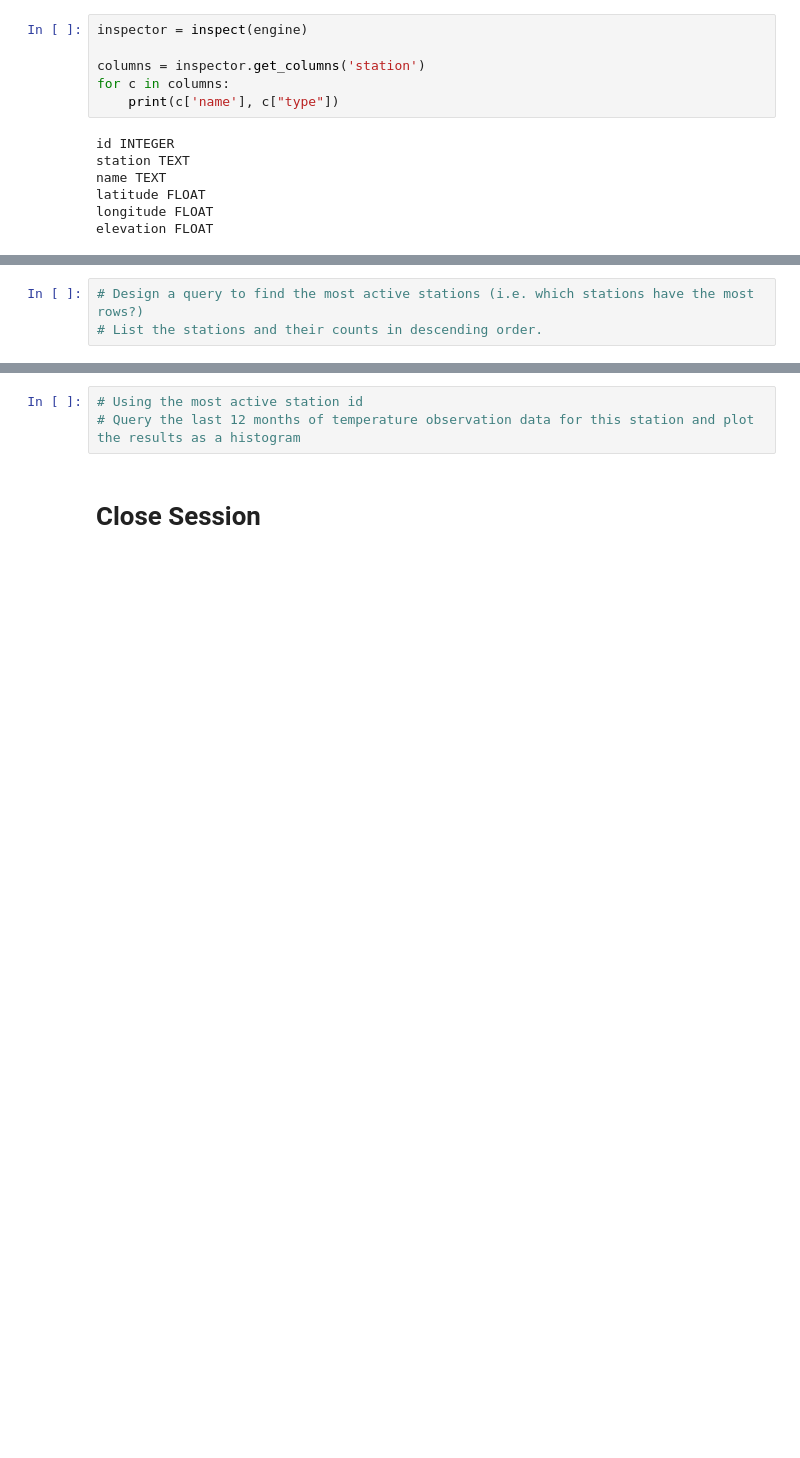
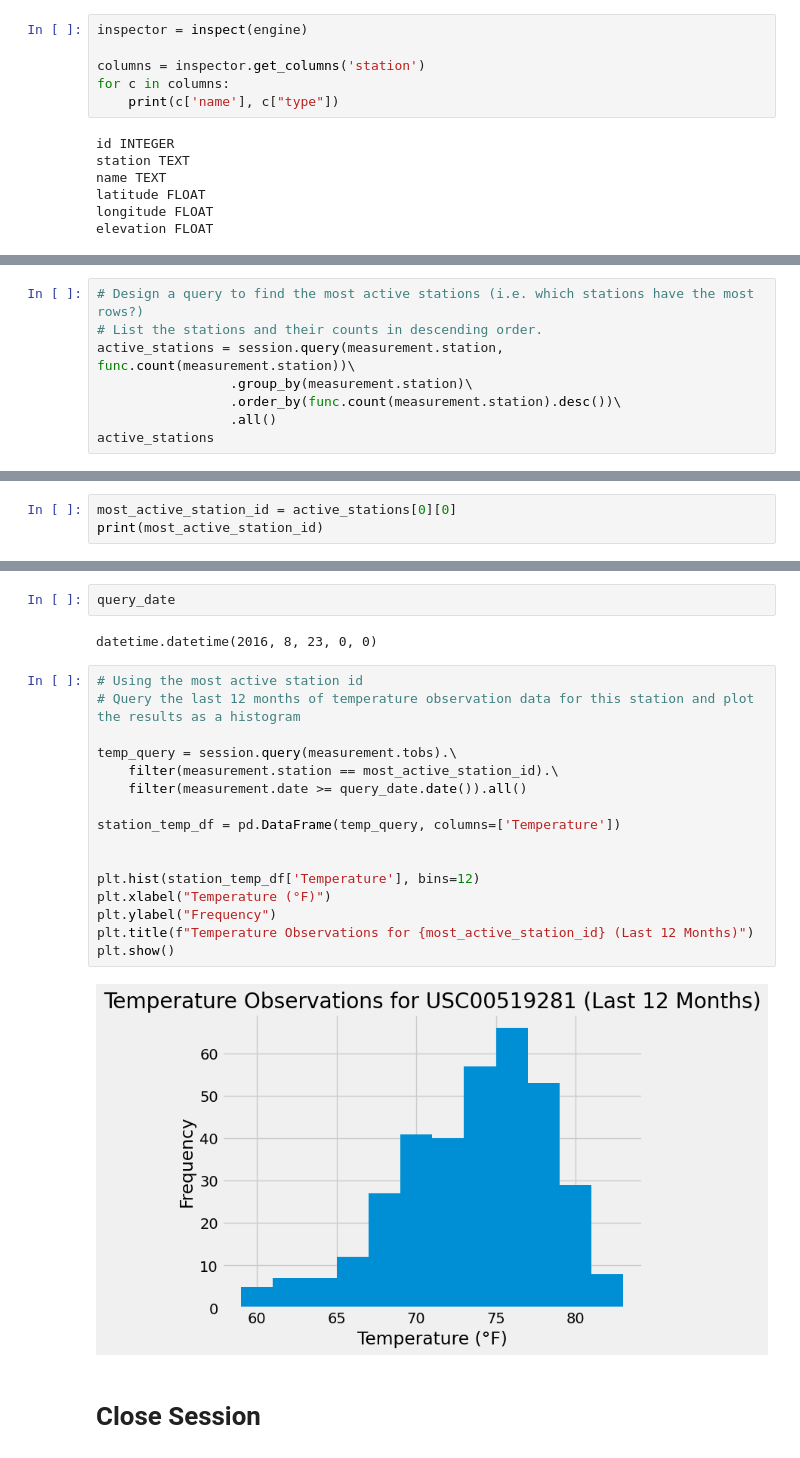
Before and after one commit to BookHaven12/weather-analysis-SQL-flask-api, a Jupyter notebook: SurfsUp/climate.ipynb, the cells around one changed output, grey strips where cells are left out. Cells and saved outputs as stored; diff of their text form; blank space fills up the shorter version.

```diff
--- a/SurfsUp/climate.ipynb
+++ b/SurfsUp/climate.ipynb
@@ -125,3 +120,8 @@ session.query(func.count(station.id)).all()
 # %%
 # Design a query to find the most active stations (i.e. which stations have the most rows?)
 # List the stations and their counts in descending order.
+active_stations = session.query(measurement.station, func.count(measurement.station))\
+                 .group_by(measurement.station)\
+                 .order_by(func.count(measurement.station).desc())\
+                 .all()
+active_stations
@@ -129,0 +138,3 @@ session.query(func.count(station.id)).all()
+# %%
+most_active_station_id = active_stations[0][0]
+print(most_active_station_id)
@@ -130,6 +163,25 @@ session.query(func.count(station.id)).all()
+# %%
+query_date
+# %% [output]
+datetime.datetime(2016, 8, 23, 0, 0)
 # %%
 # Using the most active station id
 # Query the last 12 months of temperature observation data for this station and plot the results as a histogram
+
+temp_query = session.query(measurement.tobs).\
+    filter(measurement.station == most_active_station_id).\
+    filter(measurement.date >= query_date.date()).all()
+
+station_temp_df = pd.DataFrame(temp_query, columns=['Temperature'])
+
+
+plt.hist(station_temp_df['Temperature'], bins=12)
+plt.xlabel("Temperature (°F)")
+plt.ylabel("Frequency")
+plt.title(f"Temperature Observations for {most_active_station_id} (Last 12 Months)")
+plt.show()
+# %% [output]
+[figure, added]
 # %% [markdown]
 # Close Session
 # %%
```
Also changed, not shown: parts of 6 cells of this notebook.
